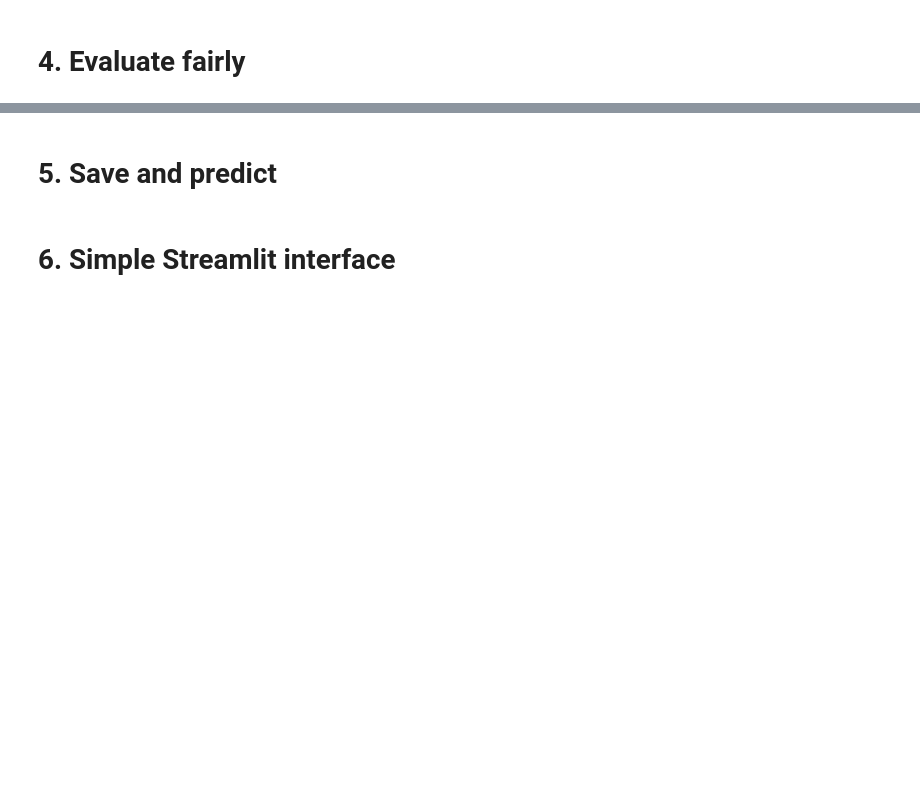
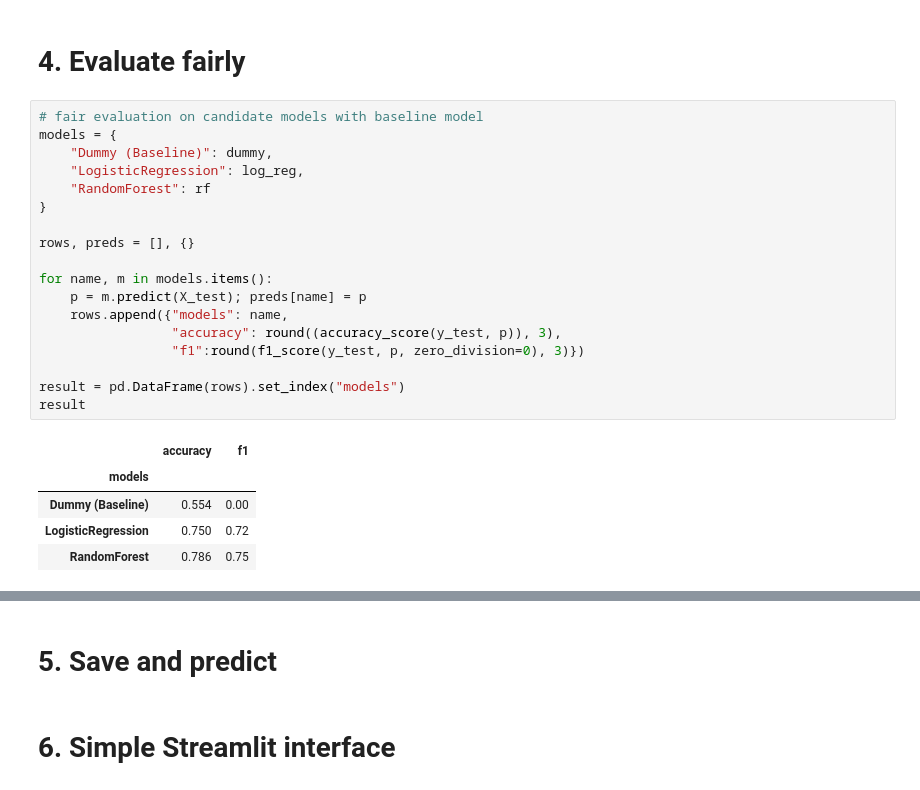
Before and after one commit to mj-awad17/AI-Engineering-bootcamp, a Jupyter notebook: Week-3/Assignment/mjawad_000287/student_learning.ipynb, the cells around one changed output, grey strips where cells are left out. Saved outputs shown, nothing was run; the diff lists cells and outputs as text; blank space fills up the shorter version.

```diff
--- a/Week-3/Assignment/mjawad_000287/student_learning.ipynb
+++ b/Week-3/Assignment/mjawad_000287/student_learning.ipynb
@@ -170,2 +240,26 @@ The Dummy model always predicts the majority class (fail). Any real model must b
 # %% [markdown]
 # 4. Evaluate fairly
+# %%
+# fair evaluation on candidate models with baseline model
+models = {
+    "Dummy (Baseline)": dummy,
+    "LogisticRegression": log_reg,
+    "RandomForest": rf
+}
+
+rows, preds = [], {}
+
+for name, m in models.items():
+    p = m.predict(X_test); preds[name] = p
+    rows.append({"models": name,
+                 "accuracy": round((accuracy_score(y_test, p)), 3),
+                 "f1":round(f1_score(y_test, p, zero_division=0), 3)})
+
+result = pd.DataFrame(rows).set_index("models")
+result
+# %% [output]
+|  | accuracy | f1 |
+| models |  |  |
+| Dummy (Baseline) | 0.554 | 0.00 |
+| LogisticRegression | 0.750 | 0.72 |
+| RandomForest | 0.786 | 0.75 |
```
Also changed, not shown: parts of 6 cells of this notebook, 1 other file.
